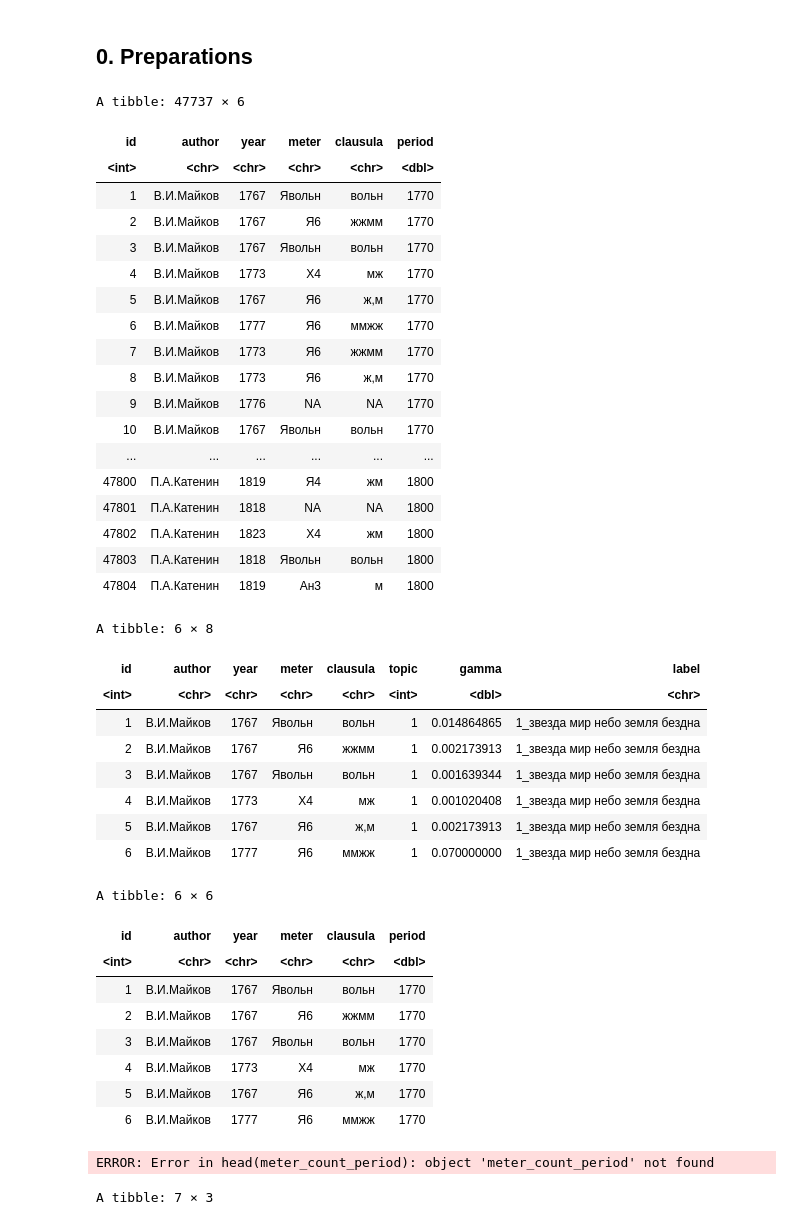
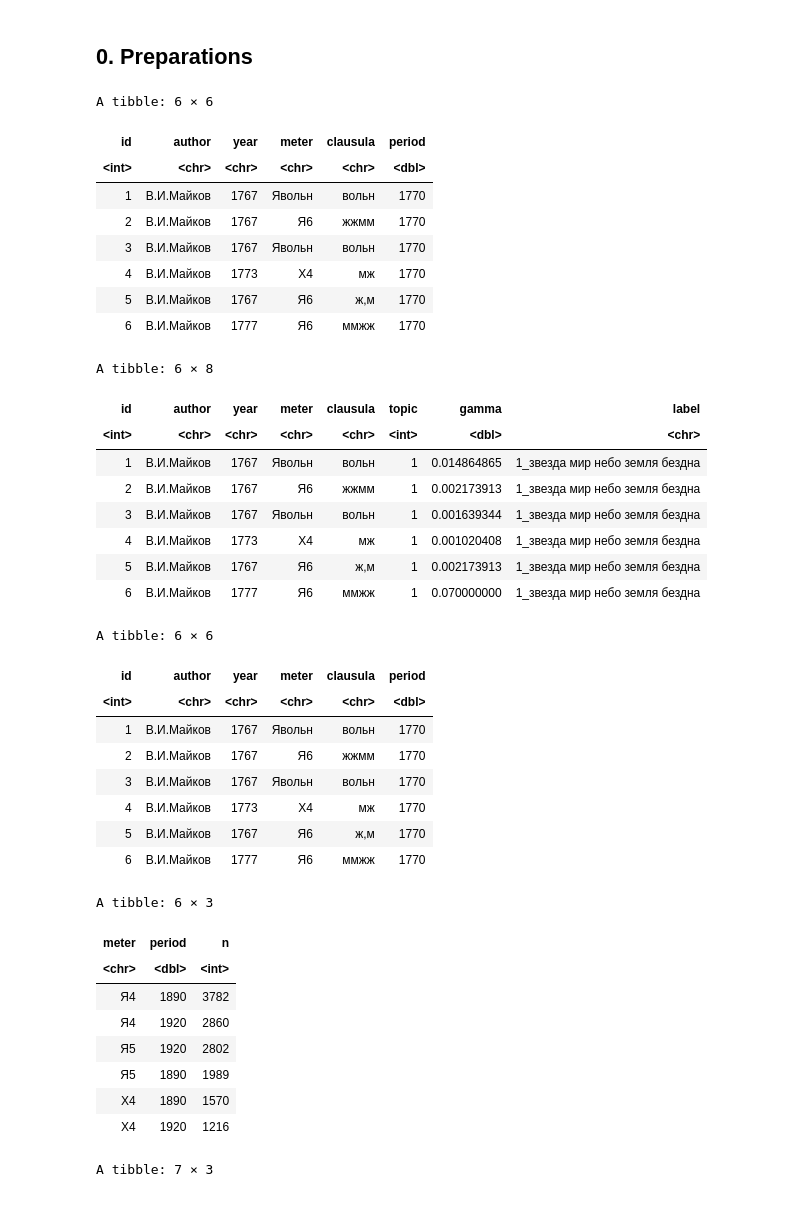
Before and after one commit to perechen/semantic_halo_rus, a Jupyter notebook: 03_chronology.ipynb, the cells around one changed output. Cells and saved outputs as stored; diff of their text form; code cells hidden in the pictures.

```diff
--- a/03_chronology.ipynb
+++ b/03_chronology.ipynb
@@ -84,47 +85,45 @@ meter_claus_period = unique_poems_period  %>%
     filter(!str_detect(meter,"NA_"))
 
 
-unique_poems_period
+head(unique_poems_period)
 head(ru_gamma_separated)
 head(meter_claus_period)
-head(meter_count_period)
+head(meter_counts_period)
 # %% [output]
-A tibble: 47737 × 6
+A tibble: 6 × 6
 | id | author | year | meter | clausula | period |
 | <int> | <chr> | <chr> | <chr> | <chr> | <dbl> |
 | 1 | В.И.Майков | 1767 | Явольн | вольн | 1770 |
 | 2 | В.И.Майков | 1767 | Я6 | жжмм | 1770 |
 | 3 | В.И.Майков | 1767 | Явольн | вольн | 1770 |
 | 4 | В.И.Майков | 1773 | Х4 | мж | 1770 |
 | 5 | В.И.Майков | 1767 | Я6 | ж,м | 1770 |
 | 6 | В.И.Майков | 1777 | Я6 | ммжж | 1770 |
-| 7 | В.И.Майков | 1773 | Я6 | жжмм | 1770 |
-| 8 | В.И.Майков | 1773 | Я6 | ж,м | 1770 |
-| 9 | В.И.Майков | 1776 | NA | NA | 1770 |
-| 10 | В.И.Майков | 1767 | Явольн | вольн | 1770 |
-| ... | ... | ... | ... | ... | ... |
-| 47800 | П.А.Катенин | 1819 | Я4 | жм | 1800 |
-| 47801 | П.А.Катенин | 1818 | NA | NA | 1800 |
-| 47802 | П.А.Катенин | 1823 | Х4 | жм | 1800 |
-| 47803 | П.А.Катенин | 1818 | Явольн | вольн | 1800 |
-| 47804 | П.А.Катенин | 1819 | Ан3 | м | 1800 |
 A tibble: 6 × 8
 | id | author | year | meter | clausula | topic | gamma | label |
 | <int> | <chr> | <chr> | <chr> | <chr> | <int> | <dbl> | <chr> |
 | 1 | В.И.Майков | 1767 | Явольн | вольн | 1 | 0.014864865 | 1_звезда мир небо земля бездна |
 | 2 | В.И.Майков | 1767 | Я6 | жжмм | 1 | 0.002173913 | 1_звезда мир небо земля бездна |
 | 3 | В.И.Майков | 1767 | Явольн | вольн | 1 | 0.001639344 | 1_звезда мир небо земля бездна |
 | 4 | В.И.Майков | 1773 | Х4 | мж | 1 | 0.001020408 | 1_звезда мир небо земля бездна |
 | 5 | В.И.Майков | 1767 | Я6 | ж,м | 1 | 0.002173913 | 1_звезда мир небо земля бездна |
 | 6 | В.И.Майков | 1777 | Я6 | ммжж | 1 | 0.070000000 | 1_звезда мир небо земля бездна |
 A tibble: 6 × 6
 | id | author | year | meter | clausula | period |
 | <int> | <chr> | <chr> | <chr> | <chr> | <dbl> |
 | 1 | В.И.Майков | 1767 | Явольн | вольн | 1770 |
 | 2 | В.И.Майков | 1767 | Я6 | жжмм | 1770 |
 | 3 | В.И.Майков | 1767 | Явольн | вольн | 1770 |
 | 4 | В.И.Майков | 1773 | Х4 | мж | 1770 |
 | 5 | В.И.Майков | 1767 | Я6 | ж,м | 1770 |
 | 6 | В.И.Майков | 1777 | Я6 | ммжж | 1770 |
-ERROR: Error in head(meter_count_period): object 'meter_count_period' not found
+A tibble: 6 × 3
+| meter | period | n |
+| <chr> | <dbl> | <int> |
+| Я4 | 1890 | 3782 |
+| Я4 | 1920 | 2860 |
+| Я5 | 1920 | 2802 |
+| Я5 | 1890 | 1989 |
+| Х4 | 1890 | 1570 |
+| Х4 | 1920 | 1216 |
 # %%
```
Also changed, not shown: parts of 14 cells of this notebook, 15 other files.
